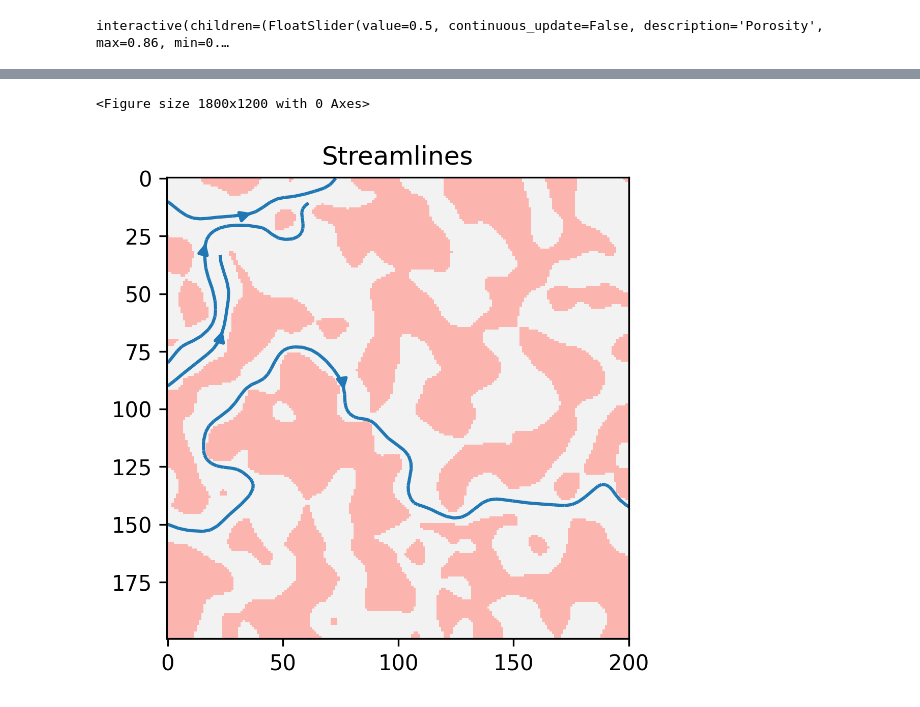
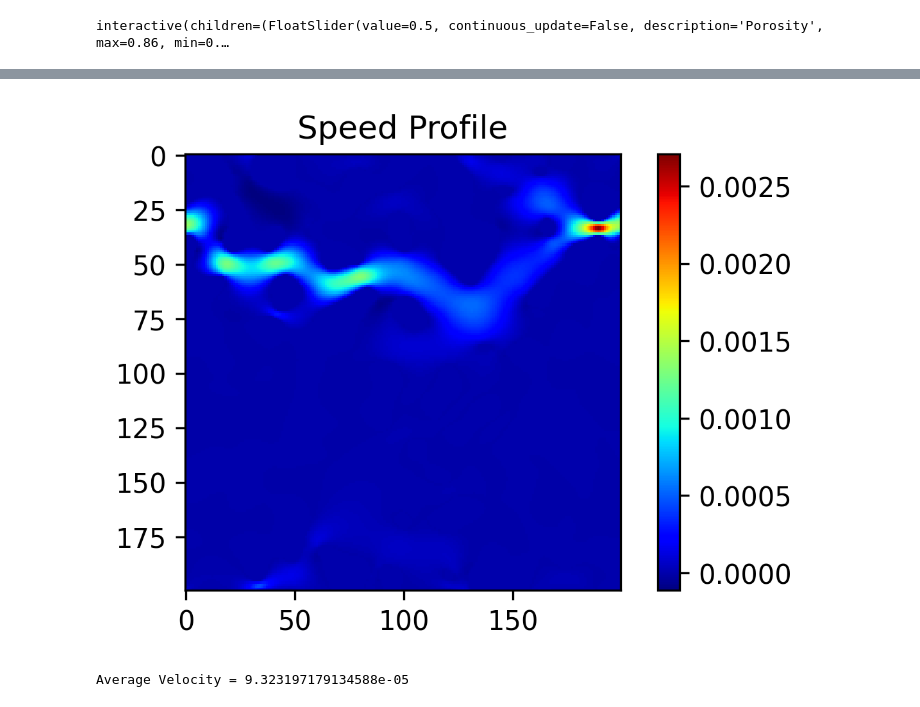
Before and after one commit to BC-Chang/LBM_Workshop, a Jupyter notebook: D2Q9_LBM_main.ipynb, the cells around one changed output, grey strips where cells are left out. Saved outputs shown, nothing was run; the diff lists cells and outputs as text; code cells hidden in the pictures.

Commit message:
Update figures

```diff
--- a/D2Q9_LBM_main.ipynb
+++ b/D2Q9_LBM_main.ipynb
@@ -122,16 +121,9 @@ $$\rho u(x,t) = \sum c_i f_i(x, t),$$
 where $c_i$ is a discrete set of particle velocities.
 # %%
 def macroscopic(f, fx, fy, ex, ey, nx, ny):
-  """
-  :f: Discrete particle distribution function
-  :fx: Row indices of fluid nodes
-  :fy: Column indices of fluid nodes
-  :c: Velocity vectors
-  :nx: Domain size in x
-  :ny: Domain size in y
-  :returns: density, velocity components in x and y
-  """
+
   device = torch.device('cuda' if torch.cuda.is_available() else 'cpu')
+
   # Initialize outputs to 0s
   u_x = torch.zeros((nx, ny), dtype=torch.float64).to(device)
   u_y = torch.zeros((nx, ny), dtype=torch.float64).to(device)
@@ -489,11 +491,12 @@ Elapsed Time: 18.598181862s
 # %%
-profile_fig = plot_streamlines(u_x, u_y, cmap='jet')
-# obstacle_nan = torch.clone(obstacle.cpu())
+profile_fig = plot_profile(u_x, cmap='jet')
 # %% [output]
-<Figure size 1800x1200 with 0 Axes>
-[figure, old version]
+[figure, new version]
 # %%
-# Average
+# Average velocity
+vel_avg(u_x)
+# %% [output]
+Average Velocity = 9.323197179134588e-05
 # %% [markdown]
 # Multiphase Lattice Boltzmann Method
 
```
Also changed, not shown: parts of 11 cells of this notebook.
